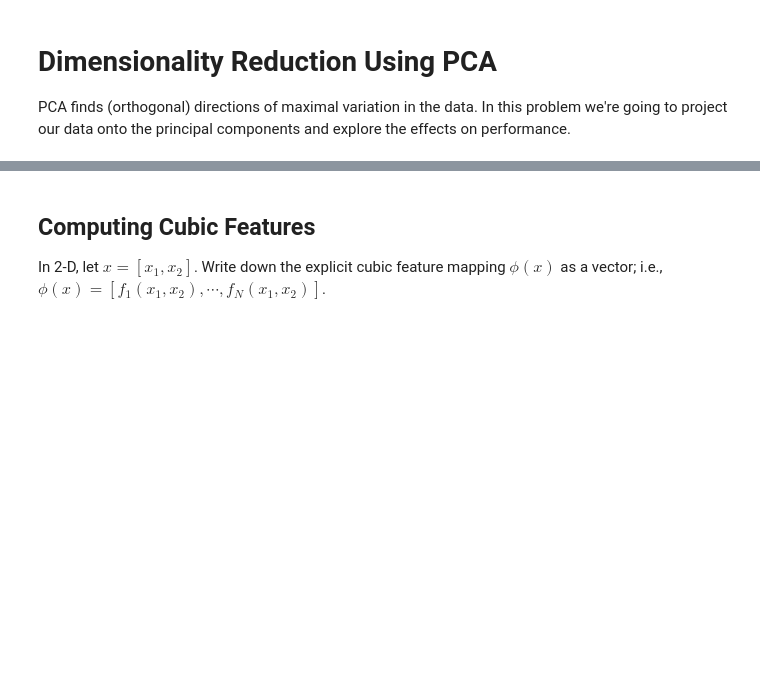
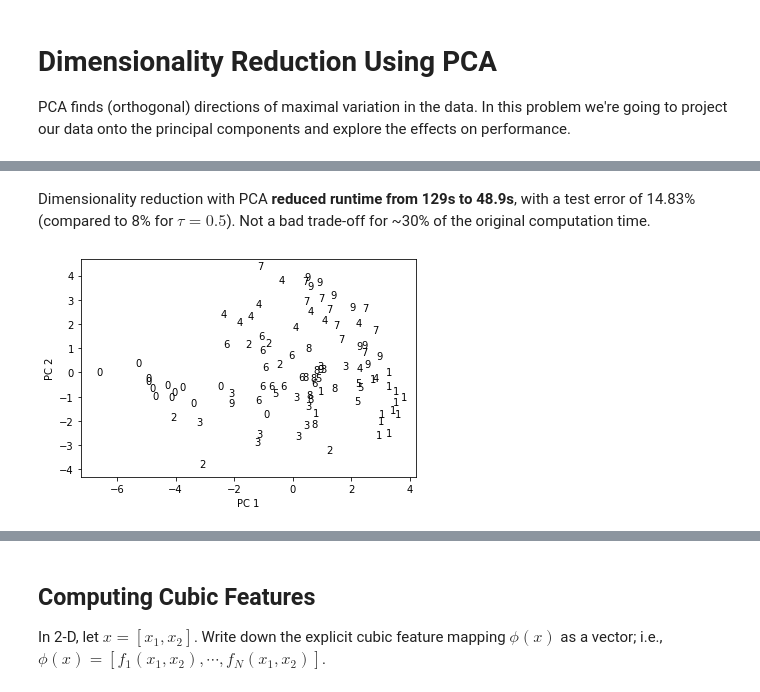
Before and after one commit to martij222/MNIST-Digit-Recognition, a Jupyter notebook: Digit Recognition.ipynb, the cells around one changed output, grey strips where cells are left out. Cells and saved outputs as stored; diff of their text form; code cells hidden in the pictures; blank space fills up the shorter version.

```diff
--- a/Digit Recognition.ipynb
+++ b/Digit Recognition.ipynb
@@ -371,0 +520,6 @@ KeyboardInterrupt:
+# %% [markdown]
+Dimensionality reduction with PCA **reduced runtime from 129s to 48.9s**, with a test error of 14.83% (compared to 8% for $\tau = 0.5$). Not a bad trade-off for ~30% of the original computation time.
+# %%
+plot_PC(train_x[range(100),], pcs, train_y[range(100)])
+# %% [output]
+[figure, added]
```
Also changed, not shown: parts of 64 cells of this notebook, 3 other files.
